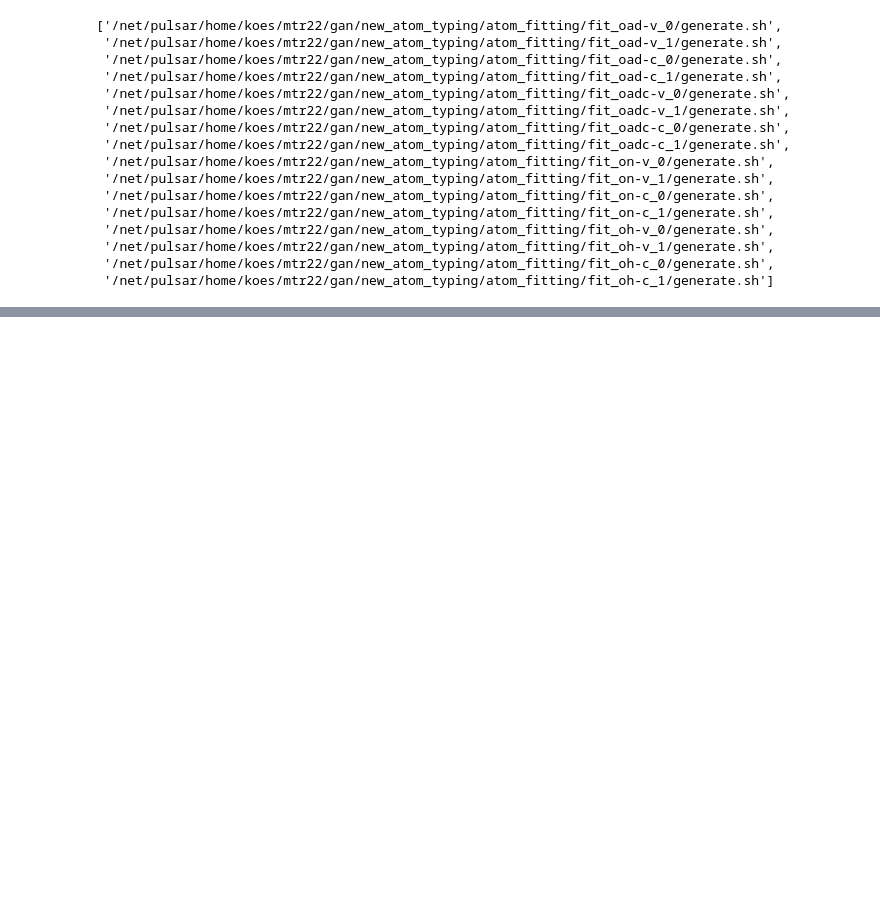
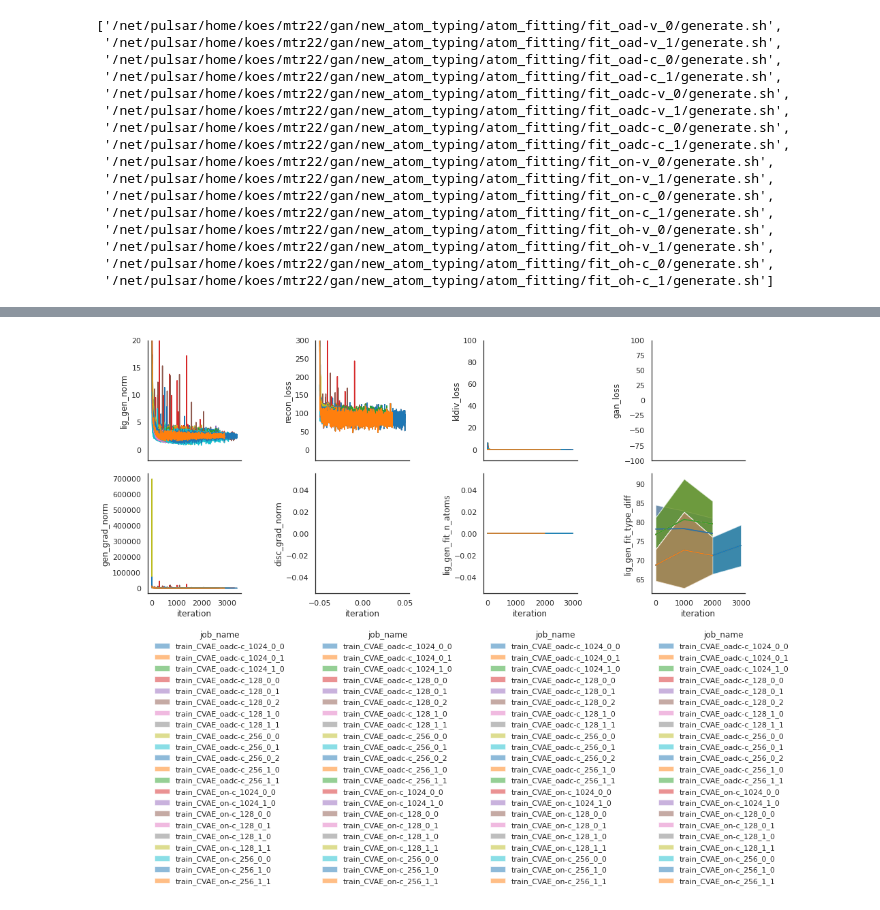
Before and after one commit to mattragoza/ipython-notebooks, a Jupyter notebook: new_atom_typing.ipynb, the cells around one changed output, grey strips where cells are left out. Cells and saved outputs as stored; diff of their text form; code cells hidden in the pictures; blank space fills up the shorter version.

```diff
--- a/new_atom_typing.ipynb
+++ b/new_atom_typing.ipynb
@@ -441,0 +644,12 @@ fit_job_files
+# %%
+name_format = 'train_{model_type}_{typer_fns}-{radius_fn}_{n_latent}_{gen_spectral_norm}_{random_seed}'
+
+for template_file in ['train.config', 'train.sh']:
+    train_job_files = param_search.setup(
+        expt_dir=train_expt_dir,
+        name_format=name_format,
+        template_file=template_file,
+        param_space=train_params,
+    )
+
+train_job_files
@@ -441,0 +722,3 @@ fit_job_files
+# %%
+train_metrics = param_search.metrics(train_job_files, metric_pat='(.*)metrics')
+train_metrics
@@ -441,0 +773,55 @@ fit_job_files
+# %%
+import matplotlib.pyplot as plt
+import seaborn as sns
+import scipy
+sns.set_context('notebook')
+
+def safe_sem(x):
+    return scipy.stats.sem(x) if len(x) > 1 else np.nan
+
+def my_plot(data, x, y, hue, ax, **kwargs):
+    for h, hue_data in data.groupby(hue):
+        hue_data = hue_data[~hue_data[y].isna()]
+        try:
+            mean = hue_data.groupby(x)[y].agg(np.nanmean)
+            sem = hue_data.groupby(x)[y].agg(safe_sem)
+            ax.fill_between(mean.index, mean - 2*sem, mean + 2*sem, alpha=0.5, label=h)
+            ax.plot(mean.index, mean, label=h) #, marker='x')
+        except Exception as e:
+            print(e, hue_data[y].dtype, y)
+    ax.set_xlabel(x)
+    ax.set_ylabel(y)
+
+plot_df = train_metrics.reset_index()
+
+fig = param_search.plot(
+    plot_df[
+        (plot_df['model_phase'] != 'disc') &
+        (plot_df['model_type'] == 'CVAE') &
+        (plot_df['radius_fn'] == 'c')
+    ],
+    x='iteration',
+    y=[
+        'lig_gen_norm',
+        'recon_loss',
+        'kldiv_loss',
+        'gan_loss',
+        'gen_grad_norm',
+        'disc_grad_norm',
+        'lig_gen_fit_n_atoms',
+        'lig_gen_fit_type_diff'
+    ],
+    hue='job_name',
+    n_cols=4,
+    width=3.5,
+    height=6,
+    plot_func=my_plot,
+    ylim=dict(
+        lig_gen_norm=[-2, 20],
+        recon_loss=[-30, 300],
+        kldiv_loss=[-10, 100],
+        gan_loss=[-100, 100],
+    )
+)
+# %% [output]
+[figure, added]
```
Also changed, not shown: parts of 27 cells of this notebook.
